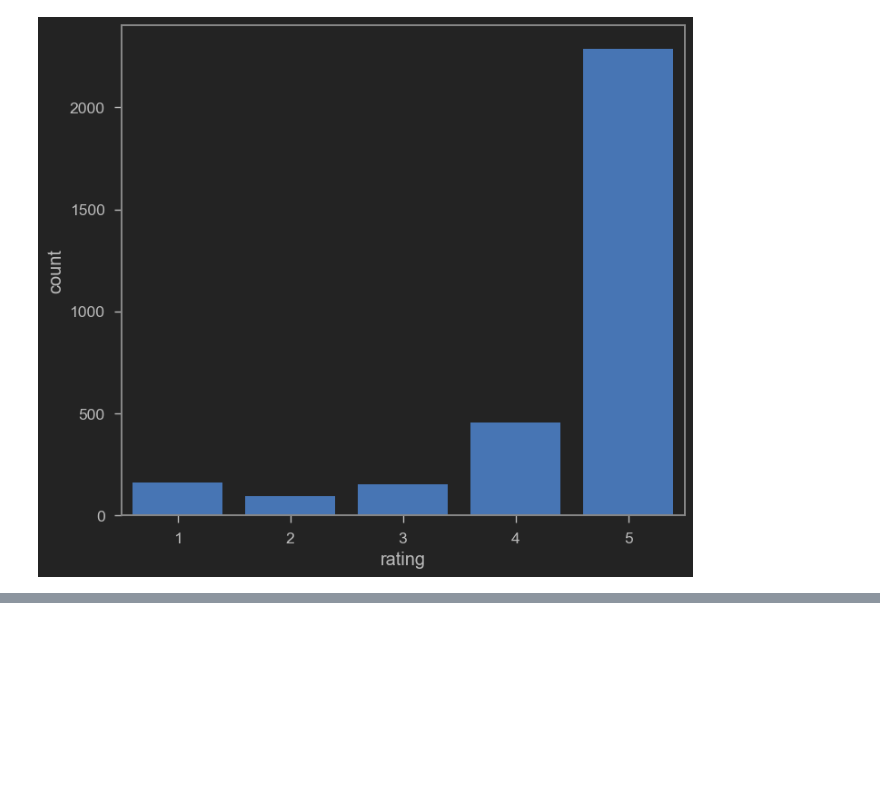
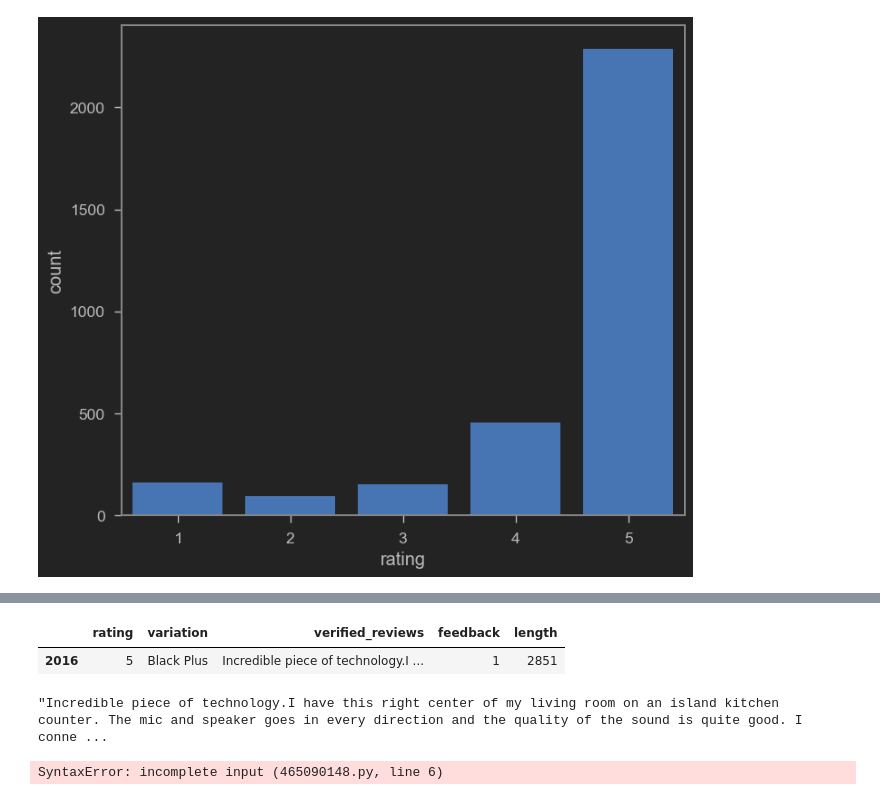
Before and after one commit to Arei1997/Amazon-Reviews, a Jupyter notebook: Amazon.ipynb, the cells around one changed output, grey strips where cells are left out. Cells and saved outputs as stored; diff of their text form; code cells hidden in the pictures; blank space fills up the shorter version.

```diff
--- a/Amazon.ipynb
+++ b/Amazon.ipynb
@@ -113,0 +183,20 @@ Number of positive feedback: 2893
+# %%
+# longest message
+
+reviews_df[reviews_df['length'] == 2851.000000]
+# %% [output]
+|  | rating | variation | verified_reviews | feedback | length |
+| 2016 | 5 | Black Plus | Incredible piece of technology.I ... | 1 | 2851 |
+# %%
+reviews_df[reviews_df['length'] == 2851.000000]['verified_reviews'].iloc[0]
+# %% [output]
+"Incredible piece of technology.I have this right center of my living room on an island kitchen counter. The mic and speaker goes in every direction and the quality of the sound is quite good. I conne ...
+# %%
+# view message with the verage length
+
+
+reviews_df[reviews_df['length'] == 132.048254]
+
+reviews_df[reviews_df['length'] == 132.048254]['verified_reviews'].iloc[0]
+# %% [output]
+SyntaxError: incomplete input (465090148.py, line 6)
```
Also changed, not shown: parts of 6 cells of this notebook.
